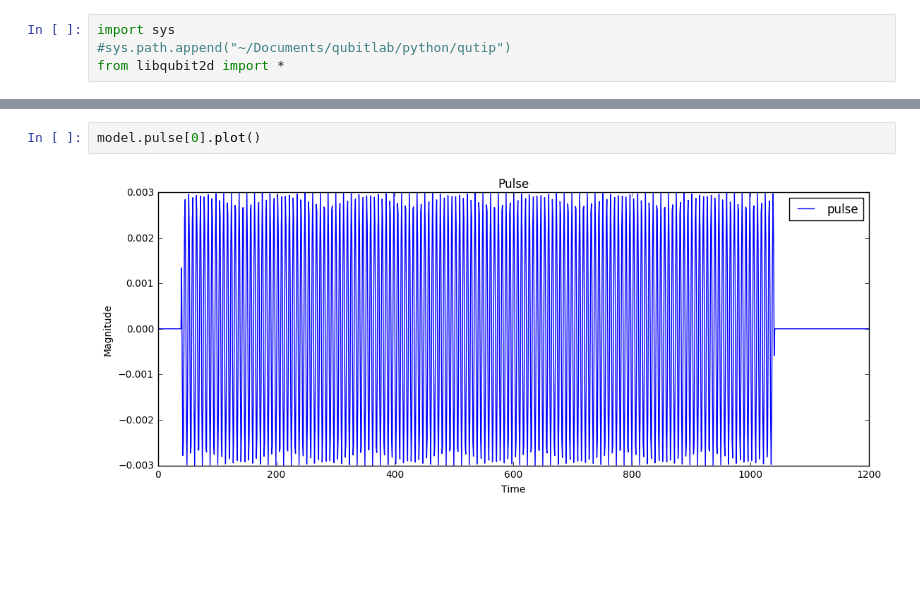
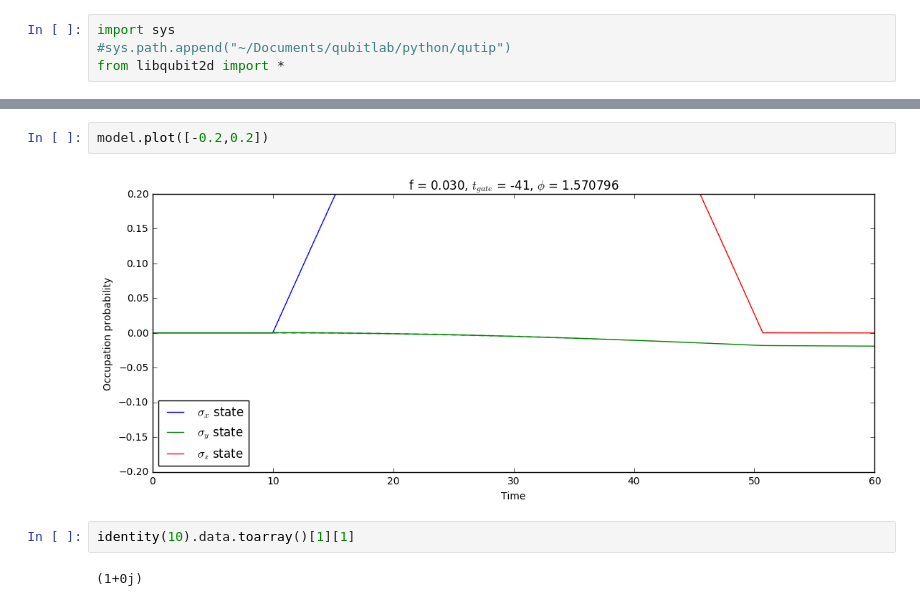
Before and after one commit to safoex/qubitlab, a Jupyter notebook: python/qutip/libqubitNd.ipynb, the cells around one changed output, grey strips where cells are left out. Saved outputs shown, nothing was run; the diff lists cells and outputs as text; blank space fills up the shorter version.

```diff
--- a/python/qutip/libqubitNd.ipynb
+++ b/python/qutip/libqubitNd.ipynb
@@ -168,4 +224,8 @@ model.plot()
-# %%
-model.pulse[0].plot()
-# %% [output]
-[figure, removed]
+# %%
+model.plot([-0.2,0.2])
+# %% [output]
+[figure, added]
+# %%
+identity(10).data.toarray()[1][1]
+# %% [output]
+(1+0j)
```
Also changed, not shown: parts of 10 cells of this notebook, 2 other files.
